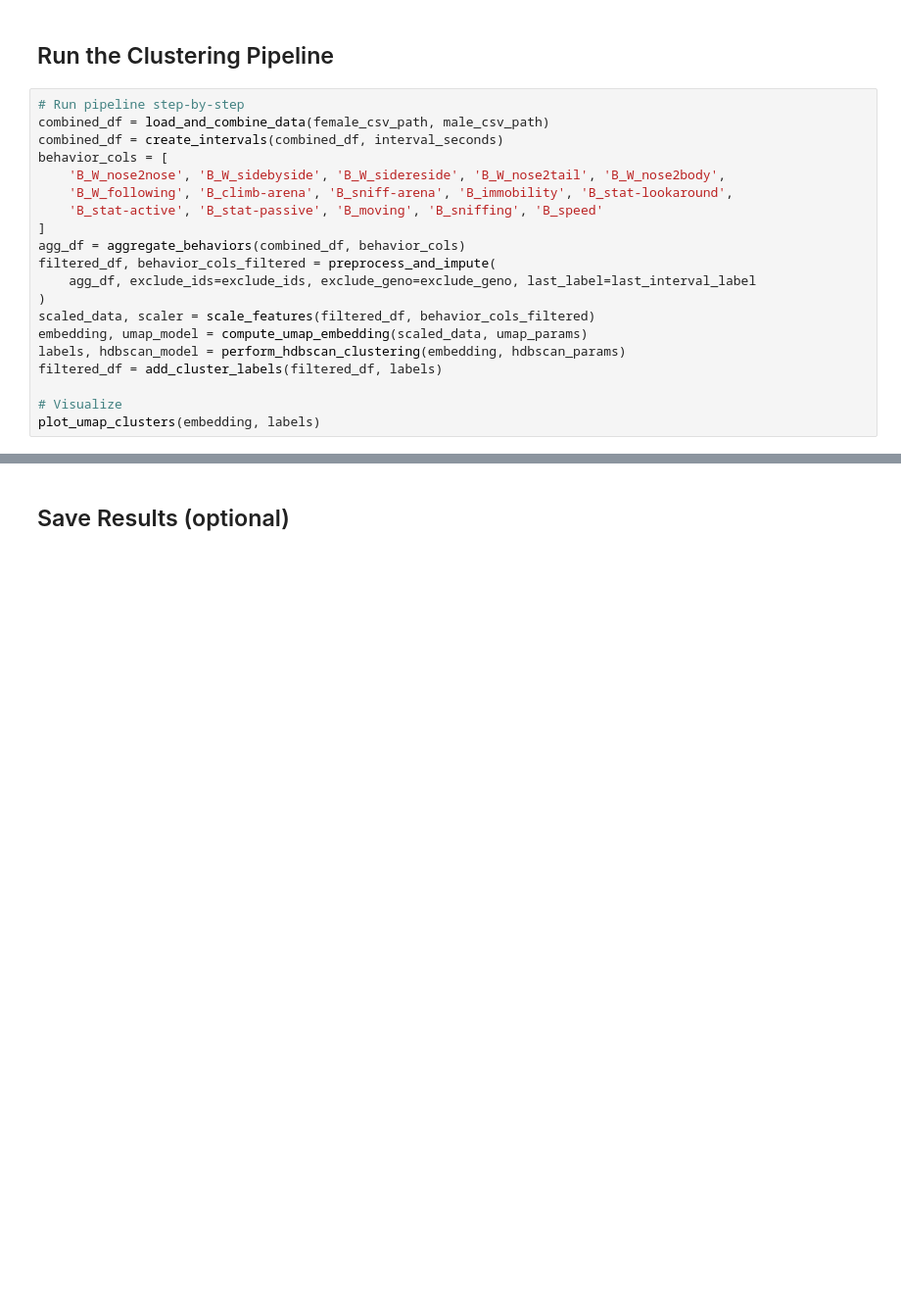
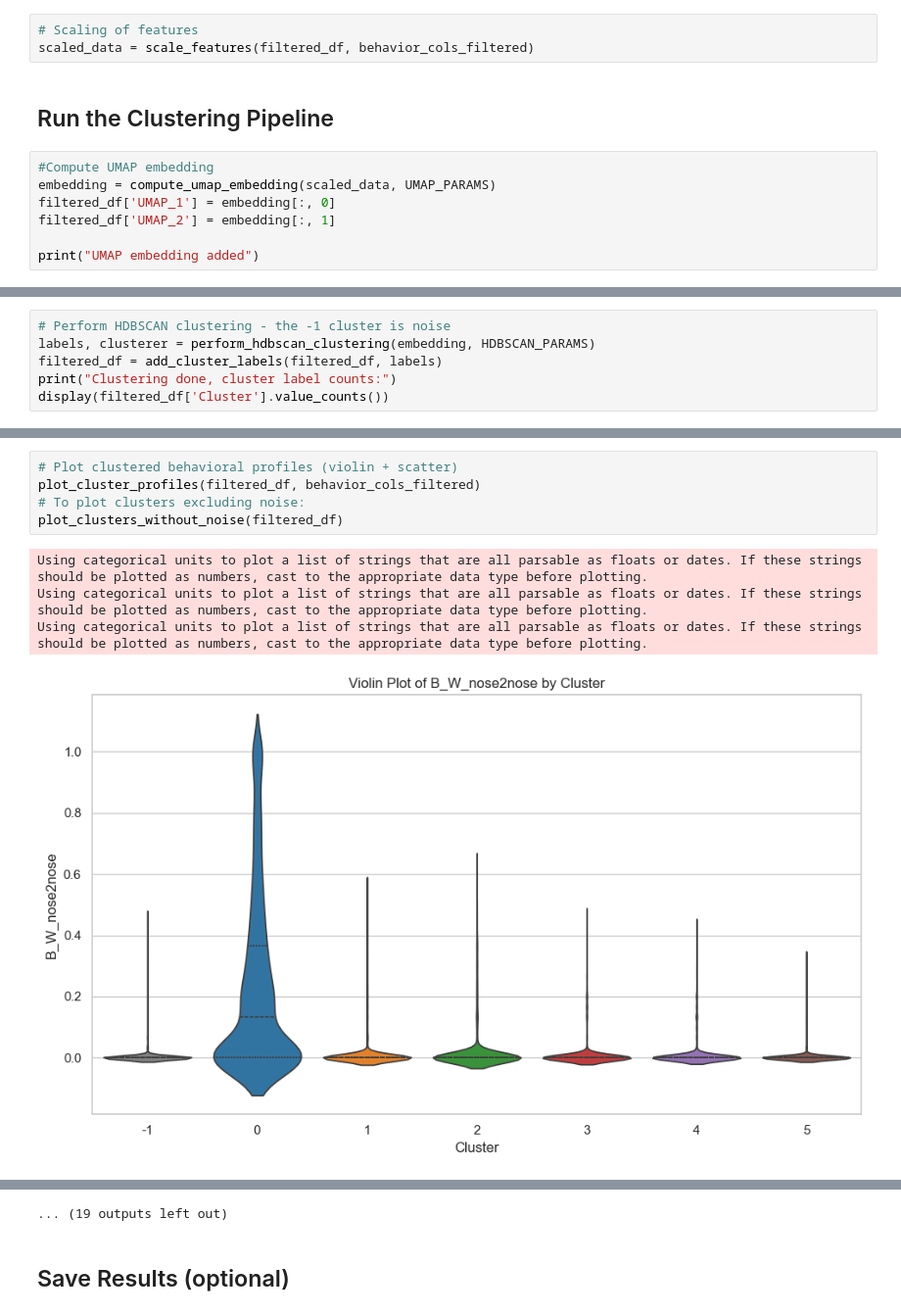
Before and after one commit to veronikakvr/deepof-umap-hdbscan, a Jupyter notebook: UMAP_HDBSCAN_Interactive.ipynb, the cells around one changed output, grey strips where cells are left out. Shown at 98% size. Cells and saved outputs as stored; diff of their text form; blank space fills up the shorter version.

Commit message:
Final update before share

```diff
--- a/UMAP_HDBSCAN_Interactive.ipynb
+++ b/UMAP_HDBSCAN_Interactive.ipynb
@@ -65,22 +119,12 @@ hdbscan_params = {
+# %%
+# Scaling of features
+scaled_data = scale_features(filtered_df, behavior_cols_filtered)
 # %% [markdown]
 ## Run the Clustering Pipeline
-# %%
-# Run pipeline step-by-step
-combined_df = load_and_combine_data(female_csv_path, male_csv_path)
-combined_df = create_intervals(combined_df, interval_seconds)
-behavior_cols = [
-    'B_W_nose2nose', 'B_W_sidebyside', 'B_W_sidereside', 'B_W_nose2tail', 'B_W_nose2body',
-    'B_W_following', 'B_climb-arena', 'B_sniff-arena', 'B_immobility', 'B_stat-lookaround',
-    'B_stat-active', 'B_stat-passive', 'B_moving', 'B_sniffing', 'B_speed'
-]
-agg_df = aggregate_behaviors(combined_df, behavior_cols)
-filtered_df, behavior_cols_filtered = preprocess_and_impute(
-    agg_df, exclude_ids=exclude_ids, exclude_geno=exclude_geno, last_label=last_interval_label
-)
-scaled_data, scaler = scale_features(filtered_df, behavior_cols_filtered)
-embedding, umap_model = compute_umap_embedding(scaled_data, umap_params)
-labels, hdbscan_model = perform_hdbscan_clustering(embedding, hdbscan_params)
-filtered_df = add_cluster_labels(filtered_df, labels)
-
-# Visualize
-plot_umap_clusters(embedding, labels)
+# %%
+#Compute UMAP embedding
+embedding = compute_umap_embedding(scaled_data, UMAP_PARAMS)
+filtered_df['UMAP_1'] = embedding[:, 0]
+filtered_df['UMAP_2'] = embedding[:, 1]
+
+print("UMAP embedding added")
@@ -86,0 +155,6 @@ plot_umap_clusters(embedding, labels)
+# %%
+# Perform HDBSCAN clustering - the -1 cluster is noise
+labels, clusterer = perform_hdbscan_clustering(embedding, HDBSCAN_PARAMS)
+filtered_df = add_cluster_labels(filtered_df, labels)
+print("Clustering done, cluster label counts:")
+display(filtered_df['Cluster'].value_counts())
@@ -86,0 +208,10 @@ plot_umap_clusters(embedding, labels)
+# %%
+# Plot clustered behavioral profiles (violin + scatter)
+plot_cluster_profiles(filtered_df, behavior_cols_filtered)
+# To plot clusters excluding noise:
+plot_clusters_without_noise(filtered_df)
+# %% [output]
+Using categorical units to plot a list of strings that are all parsable as floats or dates. If these strings should be plotted as numbers, cast to the appropriate data type before plotting.
+Using categorical units to plot a list of strings that are all parsable as floats or dates. If these strings should be plotted as numbers, cast to the appropriate data type before plotting.
+Using categorical units to plot a list of strings that are all parsable as floats or dates. If these strings should be plotted as numbers, cast to the appropriate data type before plotting.
+[figure, added]
@@ -87,3 +238,4 @@ plot_umap_clusters(embedding, labels)
+... (19 outputs left out)
 # %% [markdown]
 ## Save Results (optional)
 # %%
```
Also changed, not shown: parts of 26 cells of this notebook, 6 other files.
